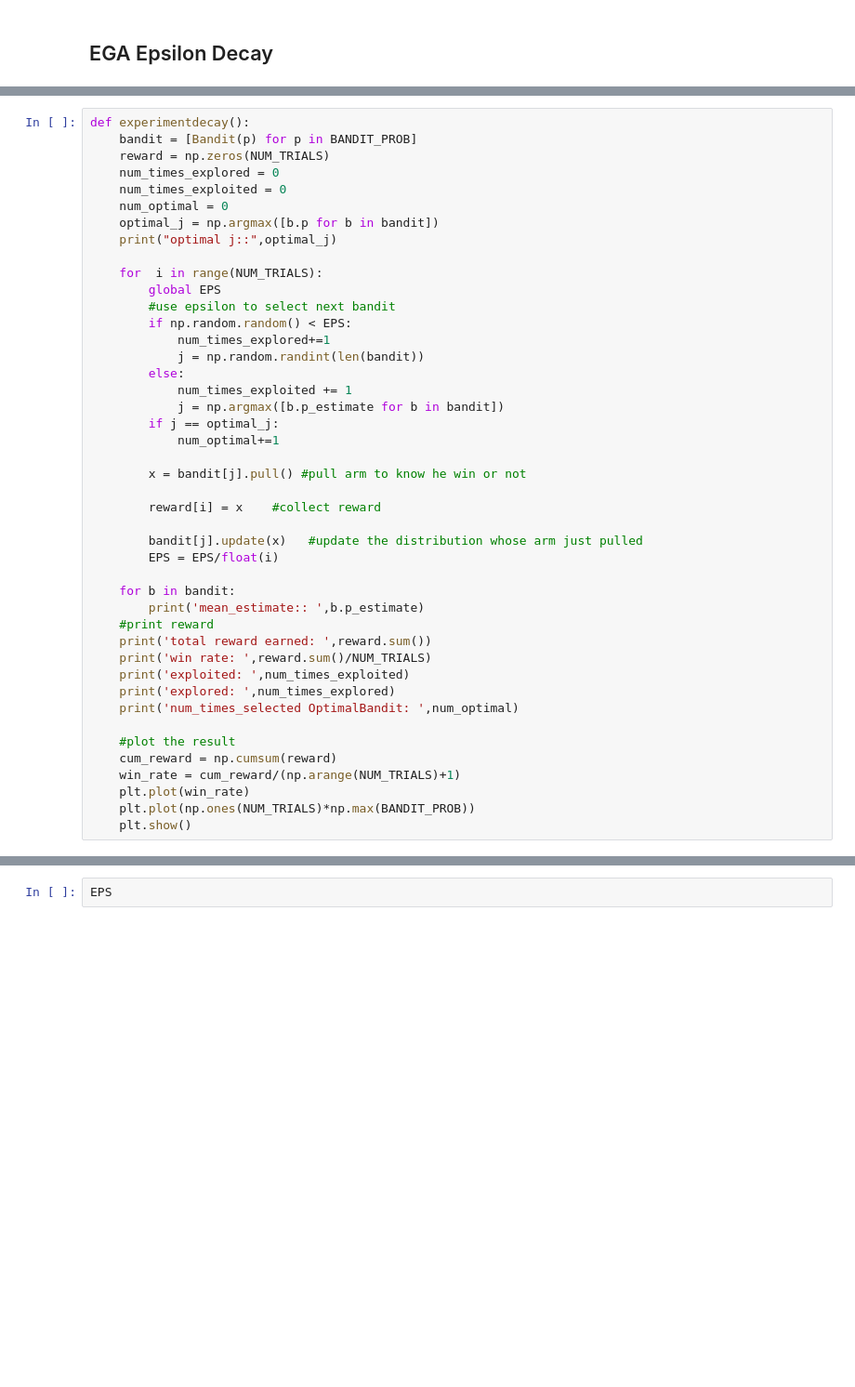
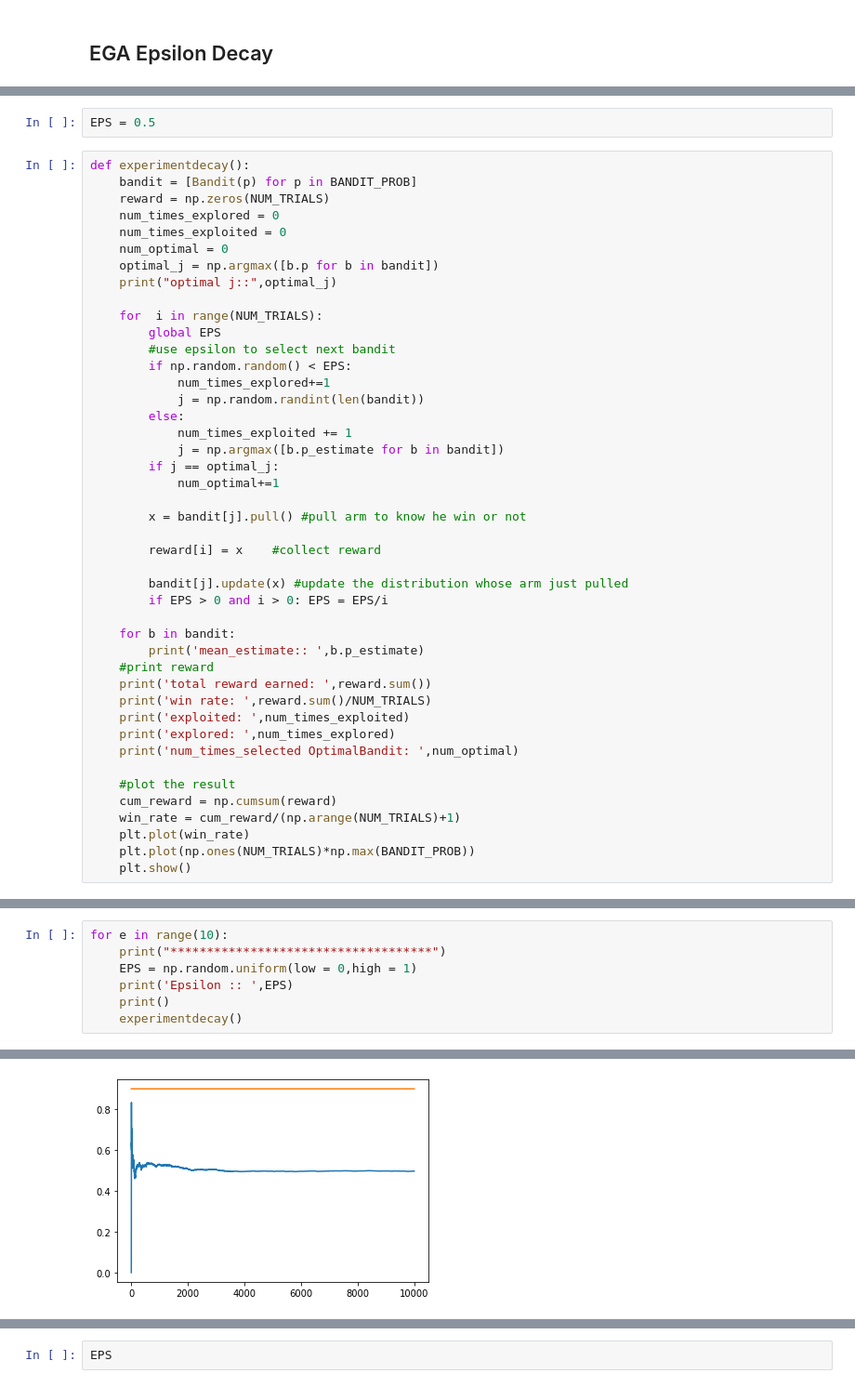
Before and after one commit to ipuneetgupta/ReinforcementLearning, a Jupyter notebook: EpsilorGreedyBanditProblem.ipynb, the cells around one changed output, grey strips where cells are left out. Shown at 93% size. Saved outputs shown, nothing was run; the diff lists cells and outputs as text; blank space fills up the shorter version.

Commit message:
Epsilon decay plot graph

```diff
--- a/EpsilorGreedyBanditProblem.ipynb
+++ b/EpsilorGreedyBanditProblem.ipynb
@@ -94,3 +94,5 @@ num_times_selected OptimalBandit:  9308
+# %%
+EPS = 0.5
 # %%
 def experimentdecay():
     bandit = [Bandit(p) for p in BANDIT_PROB]
@@ -117,8 +119,8 @@ def experimentdecay():
 
         reward[i] = x    #collect reward
 
-        bandit[j].update(x)   #update the distribution whose arm just pulled
-        EPS = EPS/float(i)
+        bandit[j].update(x) #update the distribution whose arm just pulled
+        if EPS > 0 and i > 0: EPS = EPS/i
 
     for b in bandit:
         print('mean_estimate:: ',b.p_estimate)
@@ -142,0 +145,8 @@ ZeroDivisionError: float division by zero
+# %%
+for e in range(10):
+    print("************************************")
+    EPS = np.random.uniform(low = 0,high = 1)
+    print('Epsilon :: ',EPS)
+    print()
+    experimentdecay()
+# %% [output]
@@ -142,0 +164 @@ ZeroDivisionError: float division by zero
+[figure, added]
```
Also changed, not shown: parts of 4 cells of this notebook.
